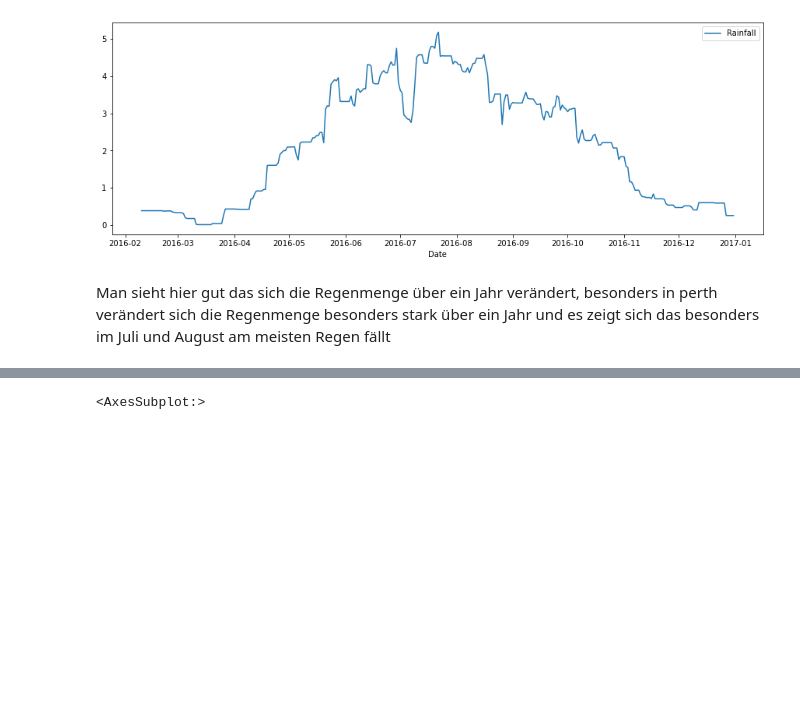
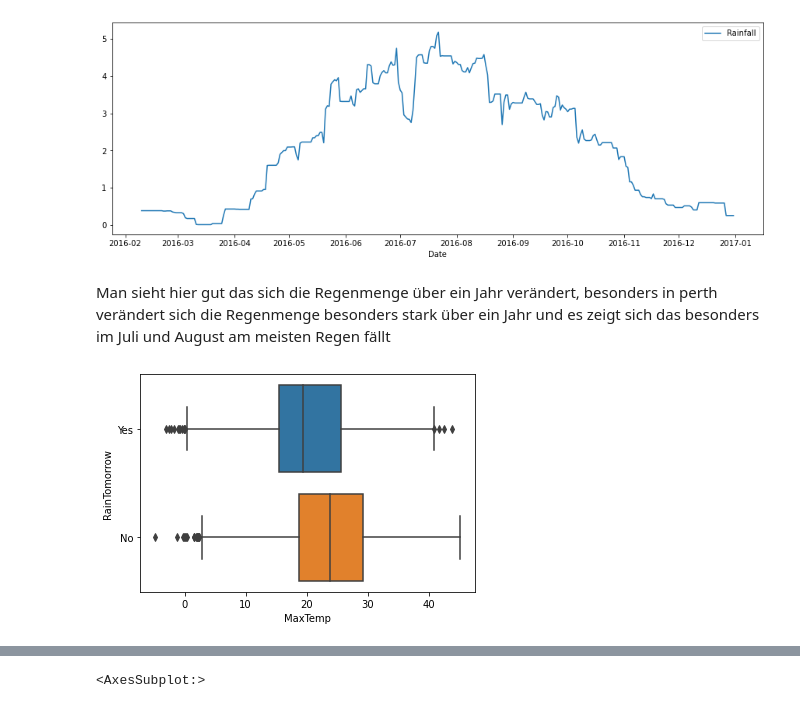
Before and after one commit to Paul-Austria/KIDSMiniProjekt, a Jupyter notebook: MiniProject.ipynb, the cells around one changed output, grey strips where cells are left out. Drawn from its saved outputs; the diff is of its cells as text; code cells hidden in the pictures; blank space fills up the shorter version.

```diff
--- a/MiniProject.ipynb
+++ b/MiniProject.ipynb
@@ -129,8 +129,8 @@ def clear():
 # %% [output]
 [figure]
 [figure]
-# %% [markdown]
-Man sieht hier gut das sich die Regenmenge über ein Jahr verändert, besonders in perth verändert sich die Regenmenge besonders stark über ein Jahr und es zeigt sich das besonders im Juli und August am meisten Regen fällt
+# %% [markdown]
+Man sieht hier gut das sich die Regenmenge über ein Jahr verändert, besonders in perth verändert sich die Regenmenge besonders stark über ein Jahr und es zeigt sich das besonders im Juli und August am meisten Regen fällt
 # %%
 weatherData['RainToday'].replace({'No': 0, 'Yes': 1},inplace = True)
 weatherData['RainTomorrow'].replace({'No': 0, 'Yes': 1},inplace = True)
@@ -140,3 +140,7 @@ weatherData['RainTomorrow'].replace({'No': 0, 'Yes': 1},inplace = True)
 weatherData["year"] = weatherData.Date.dt.year;
 weatherData["month"] = weatherData.Date.dt.month;
 weatherData["day"] = weatherData.Date.dt.day;
+# %%
+sns.boxplot(x = "MaxTemp", y = "RainTomorrow", data = dataFrom2016, dodge = True);
+# %% [output]
+[figure, added]
```
Also changed, not shown: parts of 14 cells of this notebook.
